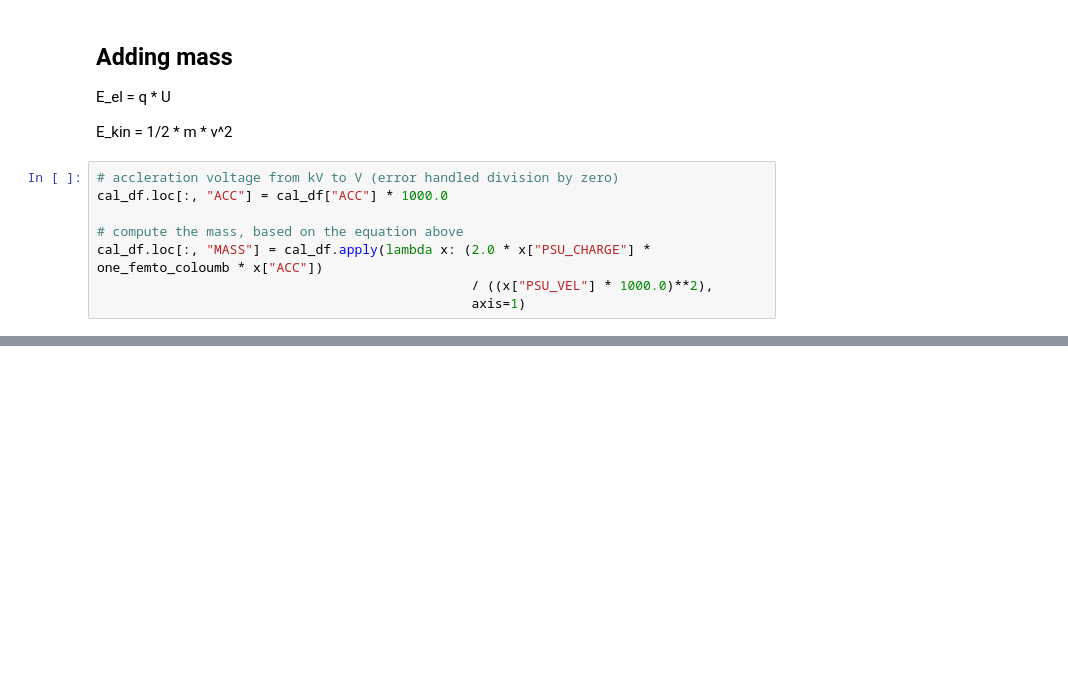
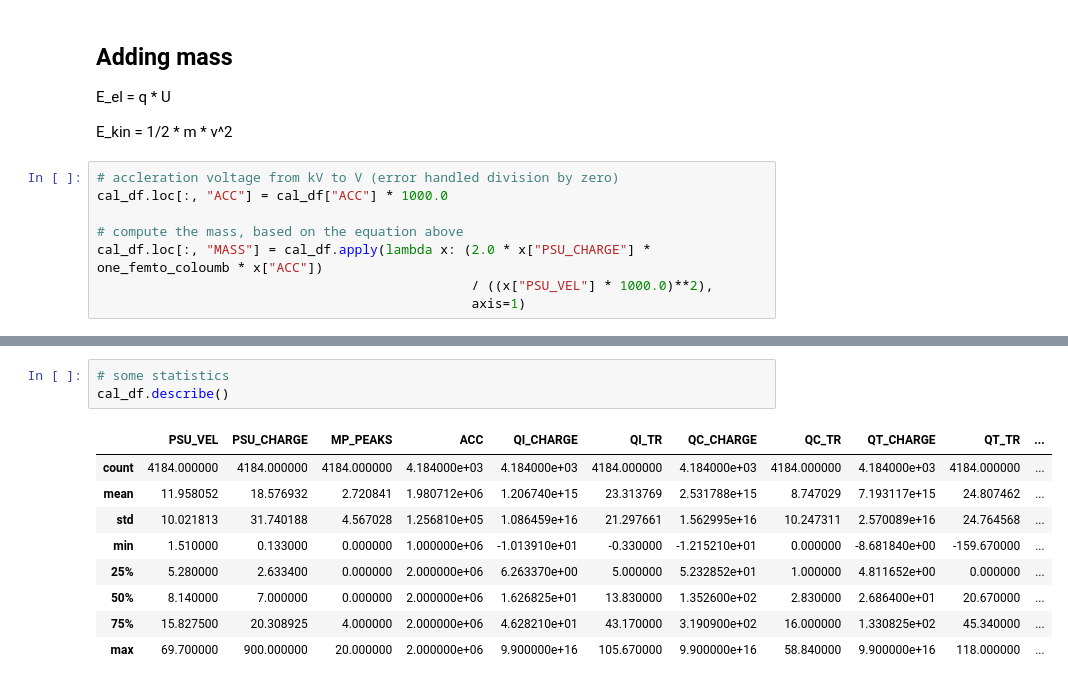
Before and after one commit to rahulranjansah/cassini, a Jupyter notebook: scripts/eda.ipynb, the cells around one changed output, grey strips where cells are left out. Saved outputs shown, nothing was run; the diff lists cells and outputs as text; blank space fills up the shorter version.

```diff
--- a/scripts/eda.ipynb
+++ b/scripts/eda.ipynb
@@ -164,0 +221,13 @@ cal_df.loc[:, "MASS"] = cal_df.apply(lambda x: (2.0 * x["PSU_CHARGE"] * one_femt
+# %%
+# some statistics
+cal_df.describe()
+# %% [output]
+|  | PSU_VEL | PSU_CHARGE | MP_PEAKS | ACC | QI_CHARGE | QI_TR | QC_CHARGE | QC_TR | QT_CHARGE | QT_TR | ... |
+| count | 4184.000000 | 4184.000000 | 4184.000000 | 4.184000e+03 | 4.184000e+03 | 4184.000000 | 4.184000e+03 | 4184.000000 | 4.184000e+03 | 4184.000000 | ... |
+| mean | 11.958052 | 18.576932 | 2.720841 | 1.980712e+06 | 1.206740e+15 | 23.313769 | 2.531788e+15 | 8.747029 | 7.193117e+15 | 24.807462 | ... |
+| std | 10.021813 | 31.740188 | 4.567028 | 1.256810e+05 | 1.086459e+16 | 21.297661 | 1.562995e+16 | 10.247311 | 2.570089e+16 | 24.764568 | ... |
+| min | 1.510000 | 0.133000 | 0.000000 | 1.000000e+06 | -1.013910e+01 | -0.330000 | -1.215210e+01 | 0.000000 | -8.681840e+00 | -159.670000 | ... |
+| 25% | 5.280000 | 2.633400 | 0.000000 | 2.000000e+06 | 6.263370e+00 | 5.000000 | 5.232852e+01 | 1.000000 | 4.811652e+00 | 0.000000 | ... |
+| 50% | 8.140000 | 7.000000 | 0.000000 | 2.000000e+06 | 1.626825e+01 | 13.830000 | 1.352600e+02 | 2.830000 | 2.686400e+01 | 20.670000 | ... |
+| 75% | 15.827500 | 20.308925 | 4.000000 | 2.000000e+06 | 4.628210e+01 | 43.170000 | 3.190900e+02 | 16.000000 | 1.330825e+02 | 45.340000 | ... |
+| max | 69.700000 | 900.000000 | 20.000000 | 2.000000e+06 | 9.900000e+16 | 105.670000 | 9.900000e+16 | 58.840000 | 9.900000e+16 | 118.000000 | ... |
```
Also changed, not shown: parts of 7 cells of this notebook, 1 other file.
